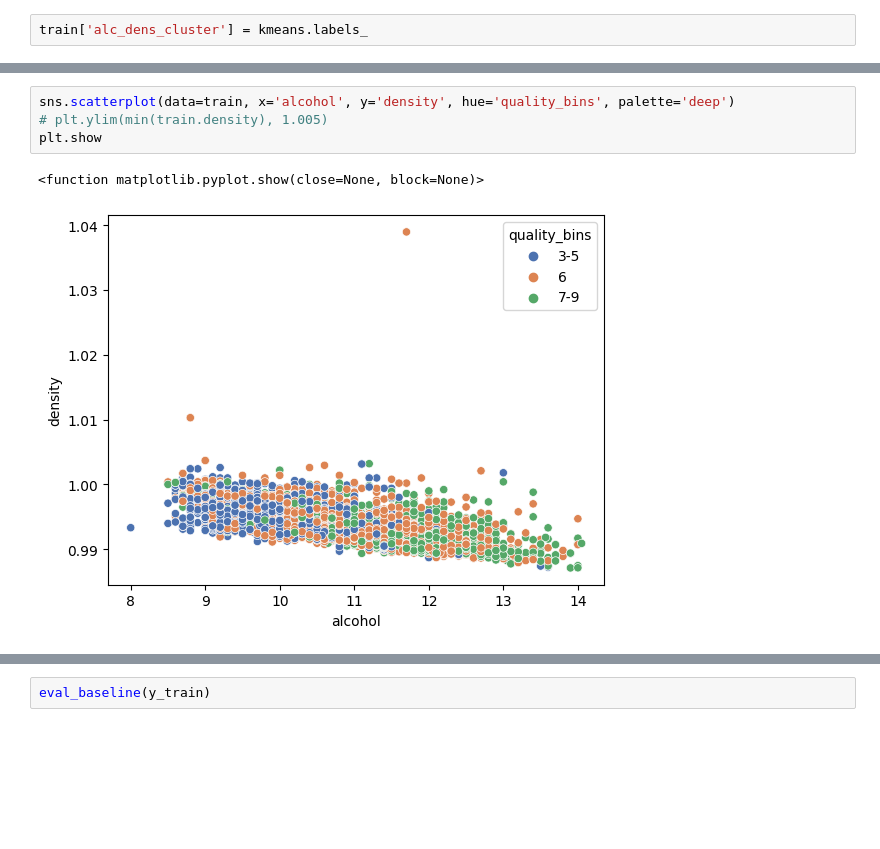
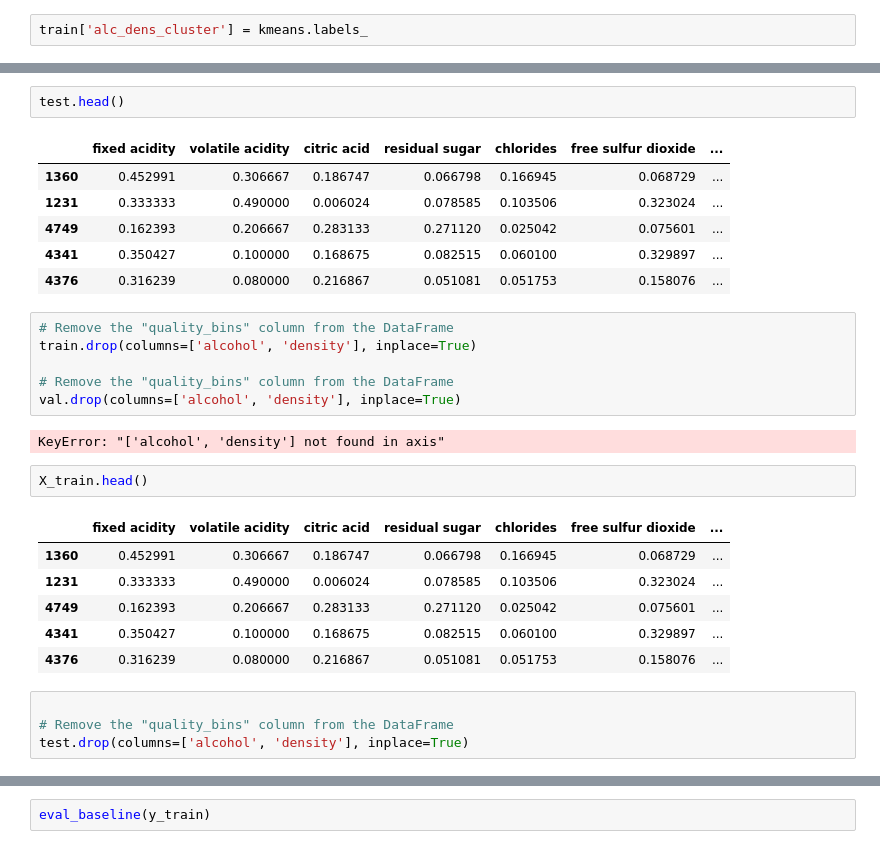
Before and after one commit to Clustering-Project/wine_quality_project, a Jupyter notebook: John/explore.ipynb, the cells around one changed output, grey strips where cells are left out. Saved outputs shown, nothing was run; the diff lists cells and outputs as text; blank space fills up the shorter version.

```diff
--- a/John/explore.ipynb
+++ b/John/explore.ipynb
@@ -1139,7 +1149,30 @@ plt.show
-# %%
-sns.scatterplot(data=train, x='alcohol', y='density', hue='quality_bins', palette='deep')
-# plt.ylim(min(train.density), 1.005)
-plt.show
-# %% [output]
-<function matplotlib.pyplot.show(close=None, block=None)>
-[figure, removed]
+# %%
+test.head()
+# %% [output]
+|  | fixed acidity | volatile acidity | citric acid | residual sugar | chlorides | free sulfur dioxide | ... |
+| 1360 | 0.452991 | 0.306667 | 0.186747 | 0.066798 | 0.166945 | 0.068729 | ... |
+| 1231 | 0.333333 | 0.490000 | 0.006024 | 0.078585 | 0.103506 | 0.323024 | ... |
+| 4749 | 0.162393 | 0.206667 | 0.283133 | 0.271120 | 0.025042 | 0.075601 | ... |
+| 4341 | 0.350427 | 0.100000 | 0.168675 | 0.082515 | 0.060100 | 0.329897 | ... |
+| 4376 | 0.316239 | 0.080000 | 0.216867 | 0.051081 | 0.051753 | 0.158076 | ... |
+# %%
+# Remove the "quality_bins" column from the DataFrame
+train.drop(columns=['alcohol', 'density'], inplace=True)
+
+# Remove the "quality_bins" column from the DataFrame
+val.drop(columns=['alcohol', 'density'], inplace=True)
+# %% [output]
+KeyError: "['alcohol', 'density'] not found in axis"
+# %%
+X_train.head()
+# %% [output]
+|  | fixed acidity | volatile acidity | citric acid | residual sugar | chlorides | free sulfur dioxide | ... |
+| 1360 | 0.452991 | 0.306667 | 0.186747 | 0.066798 | 0.166945 | 0.068729 | ... |
+| 1231 | 0.333333 | 0.490000 | 0.006024 | 0.078585 | 0.103506 | 0.323024 | ... |
+| 4749 | 0.162393 | 0.206667 | 0.283133 | 0.271120 | 0.025042 | 0.075601 | ... |
+| 4341 | 0.350427 | 0.100000 | 0.168675 | 0.082515 | 0.060100 | 0.329897 | ... |
+| 4376 | 0.316239 | 0.080000 | 0.216867 | 0.051081 | 0.051753 | 0.158076 | ... |
+# %%
+
+# Remove the "quality_bins" column from the DataFrame
+test.drop(columns=['alcohol', 'density'], inplace=True)
```
Also changed, not shown: parts of 13 cells of this notebook, 1 other file.
